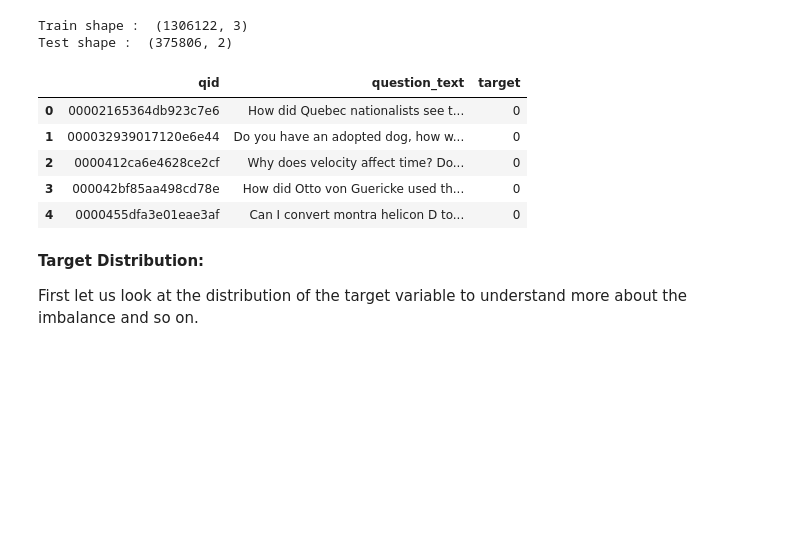
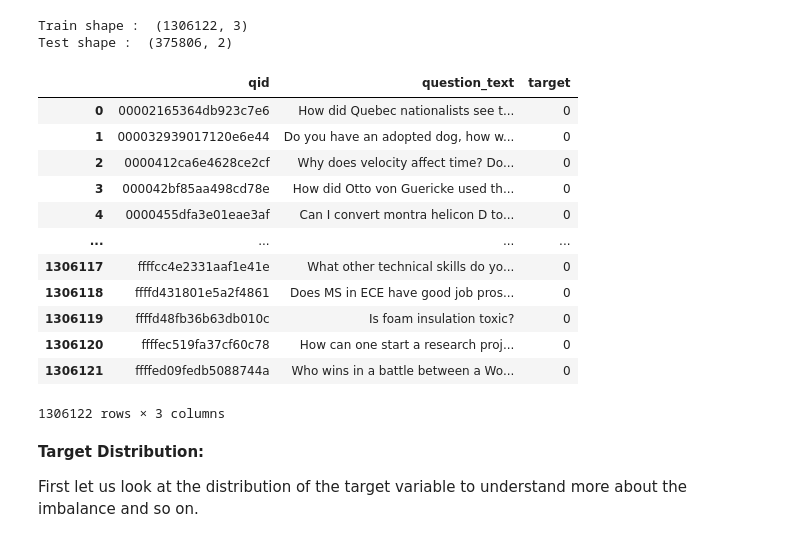
Before and after one commit to wel51x/mlcourse.ai, a Jupyter notebook: misc/quora_notebook.ipynb, the cells around one changed output. Saved outputs shown, nothing was run; the diff lists cells and outputs as text; code cells hidden in the pictures; blank space fills up the shorter version.

```diff
--- a/misc/quora_notebook.ipynb
+++ b/misc/quora_notebook.ipynb
@@ -86,14 +86,21 @@ print("Test shape : ", test_df.shape)
 Train shape :  (1306122, 3)
 Test shape :  (375806, 2)
 # %%
-train_df.head()
+train_df
 # %% [output]
 |  | qid | question_text | target |
 | 0 | 00002165364db923c7e6 | How did Quebec nationalists see t... | 0 |
 | 1 | 000032939017120e6e44 | Do you have an adopted dog, how w... | 0 |
 | 2 | 0000412ca6e4628ce2cf | Why does velocity affect time? Do... | 0 |
 | 3 | 000042bf85aa498cd78e | How did Otto von Guericke used th... | 0 |
 | 4 | 0000455dfa3e01eae3af | Can I convert montra helicon D to... | 0 |
+| ... | ... | ... | ... |
+| 1306117 | ffffcc4e2331aaf1e41e | What other technical skills do yo... | 0 |
+| 1306118 | ffffd431801e5a2f4861 | Does MS in ECE have good job pros... | 0 |
+| 1306119 | ffffd48fb36b63db010c | Is foam insulation toxic? | 0 |
+| 1306120 | ffffec519fa37cf60c78 | How can one start a research proj... | 0 |
+| 1306121 | ffffed09fedb5088744a | Who wins in a battle between a Wo... | 0 |
+1306122 rows × 3 columns
 # %% [markdown]
 **Target Distribution:**
 
```
Also changed, not shown: parts of 18 cells of this notebook, 2 other files.
